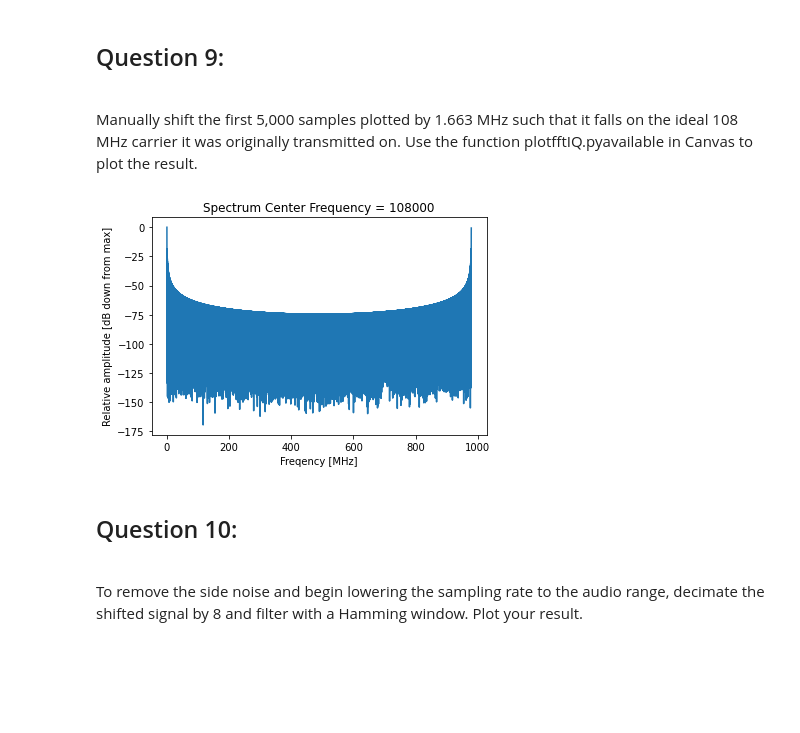
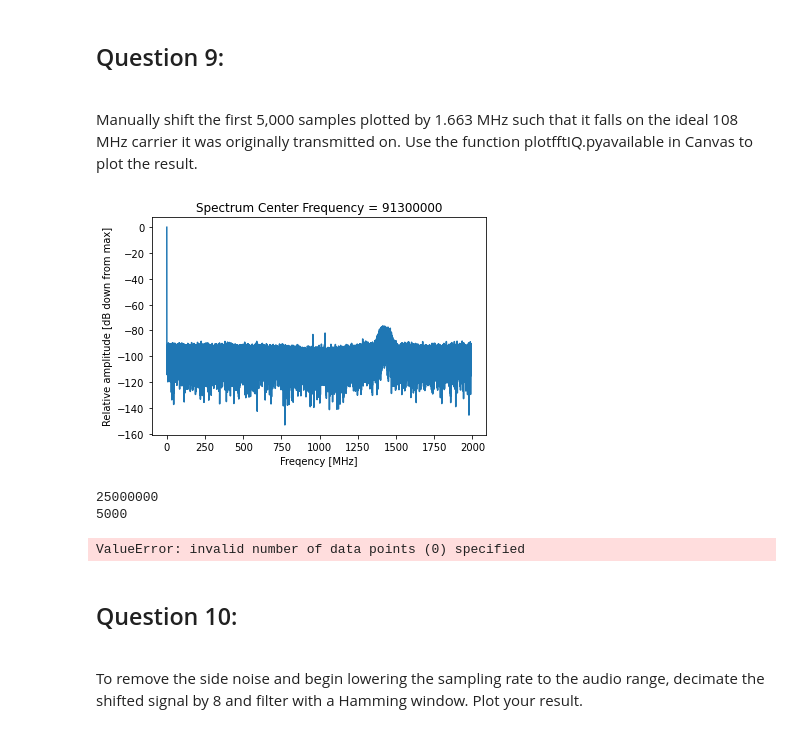
Before and after one commit to eewilliams-wpi/ECE3311_Team6, a Jupyter notebook: proj3_selina.ipynb, the cells around one changed output. Saved outputs shown, nothing was run; the diff lists cells and outputs as text; code cells hidden in the pictures; blank space fills up the shorter version.

```diff
--- a/proj3_selina.ipynb
+++ b/proj3_selina.ipynb
@@ -277,39 +283,30 @@ def plot_FFT_IQ (x, n0, nf, fs, f0, title_of_plot=None):
 	ax.set_xlabel('Freqency [MHz]')
 	ax.plot(freq,z)
 	plt.show()
-# %%
-num_samples = 5000
-f0 = 108000
-sample_duration = 5
-fs = num_samples/sample_duration
-n0 = 1
-nf = 5000000
-
-# x*transpose
-plot_FFT_IQ (x, n0, nf, fs, f0)
-# plot_FFT_IQ(x,50000, 90000, 2000000, 91300000)
-
-# num_samples = 5000
-# sample_freq = 50000
-# sample_duration = num_samples/sample_freq
-# # print(sample_duration)
-
-# time = np.linspace(0, sample_duration, 5000)
-# # signal = np.cos(2*np.pi*1663000*time)
-
-# x1 = []
-
-# for i in range(5000):
-#     x1.append(x[i] + 1663)
-# print(len(x1))
-
-# plot_FFT_IQ(x1,50000, 108000, 2000000, 91300000)
-
-# plt.title("5000 samples")
-# plt.plot(signal)
-# plt.show()
-# %% [output]
-[figure, removed]
+# %%
+plot_FFT_IQ(x,50000, 90000, 2000000, 91300000)
+print(len(x))
+
+fs = 2  #MHz
+t = np.arange(1, len(data),1)
+xnew = x[0:5000]
+y = []
+
+for i in range(len(xnew)):
+    y.append(xnew[i]*np.exp(1j*2*np.pi*t[i]*1.663/fs))
+y = np.array(y)
+print(len(y))
+
+plot_FFT_IQ (y, 50000, 90000, 2000000, 10800000)
+
+# plt.title("5000 samples")
+# plt.plot(signal)
+# plt.show()
+# %% [output]
+[figure, added]
+25000000
+5000
+ValueError: invalid number of data points (0) specified
 # %% [markdown]
 ## Question 10:
 <br>To remove the side noise and begin lowering the sampling rate to the audio range, decimate the shifted signal by 8 and filter with a Hamming window. Plot your result.
```
Also changed, not shown: parts of 9 cells of this notebook.
